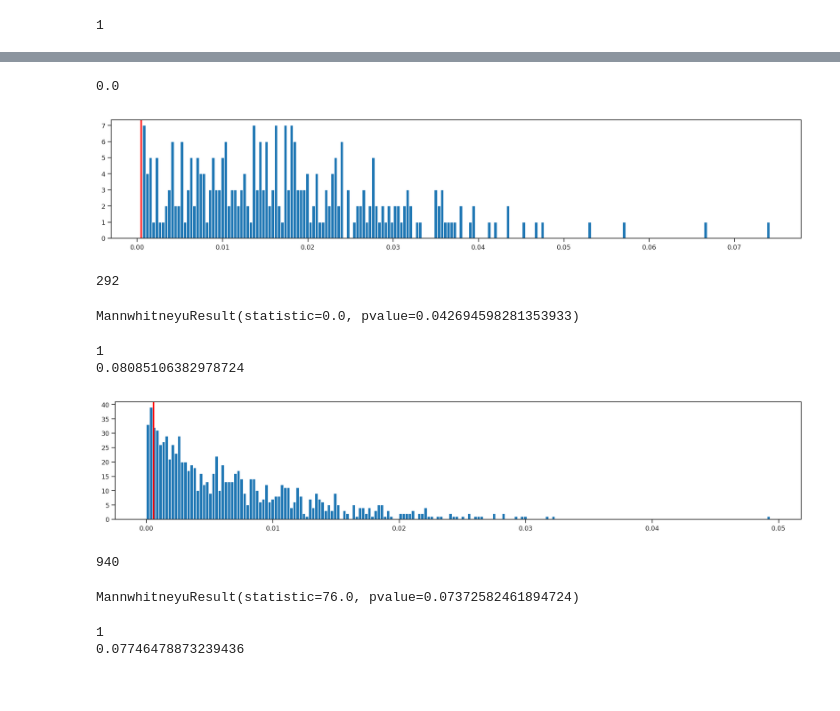
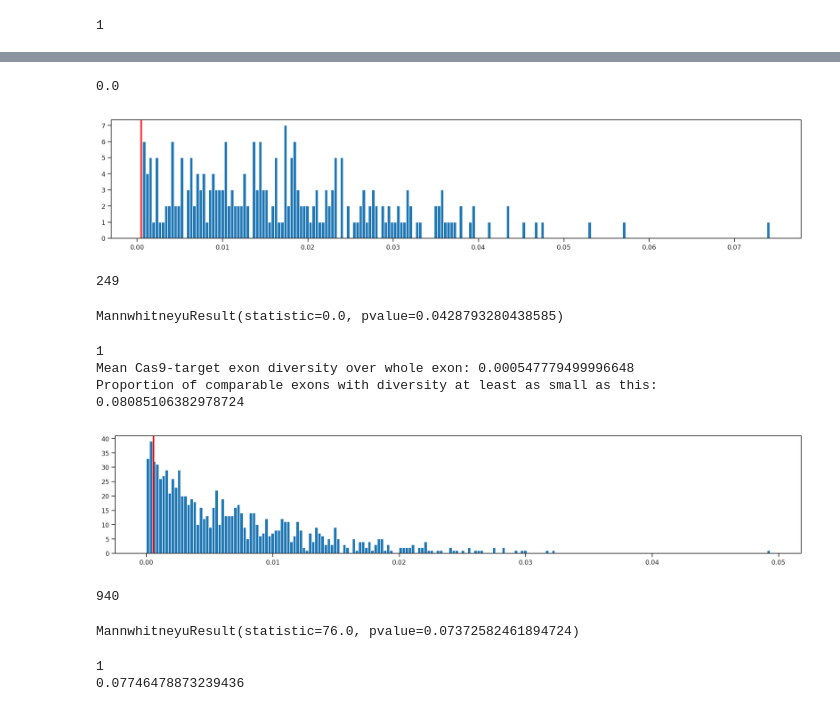
Before and after one commit to alimanfoo/ag1000g-phase2-data-paper, a Jupyter notebook: notebooks/36-variation-in-dsx-Cas9-target/feature_diversity.ipynb, the cells around one changed output, grey strips where cells are left out. Saved outputs shown, nothing was run; the diff lists cells and outputs as text; code cells hidden in the pictures.

```diff
--- a/notebooks/36-variation-in-dsx-Cas9-target/feature_diversity.ipynb
+++ b/notebooks/36-variation-in-dsx-Cas9-target/feature_diversity.ipynb
@@ -519,28 +523,28 @@ MannwhitneyuResult(statistic=16.0, pvalue=0.044099520149245855)
 # %%
 # If we only use "last" introns as the background, we get a significant result, but there is a much
 # smaller sample size to create the distribution
-flt = (seq_cls == CLS_INTRON_LAST) & (seq_flen > 200) & (seq_relpos_end < 100)
+flt = (seq_cls == CLS_INTRON_LAST) & (seq_flen >= 300) & (seq_relpos_end < 100)
 values = seq_mpd[flt]
 seq_intron_group_values = seq_intron_group[flt]
 seq_relpos_end_values = seq_relpos_end[flt]
 values_grouped = pd.Series(values).groupby(seq_intron_group_values)
 intron_group_sizefilter = values_grouped.size() >= min_acc_bases
 intron_group_mpd = values_grouped.mean()[intron_group_sizefilter]
 # Remove the dsx value from the background distribution
 intron_group_mpd = intron_group_mpd[np.invert(intron_group_mpd == dsx_intron_mean_mpd)]
 print(np.sum(intron_group_mpd <= np.mean(dsx_intron_mean_mpd)) / len(intron_group_mpd))
 fig, ax = plt.subplots(figsize=(17, 3))
 ax.hist(intron_group_mpd, bins = 200)
 ax.axvline(dsx_intron_mean_mpd, color='red', lw = 2)
 plt.show()
 print(len(intron_group_mpd))
 # So none of the 292 other last introns have 0 variation.
 mannwhitneyu([dsx_intron_mean_mpd], intron_group_mpd)
 # %% [output]
 0.0
-[figure, old version]
+[figure, new version]
-292
+249
-MannwhitneyuResult(statistic=0.0, pvalue=0.042694598281353933)
+MannwhitneyuResult(statistic=0.0, pvalue=0.0428793280438585)
 # %%
 # Now do these calculations for the exon
 flt = ((seq_cls == CLS_EXON_LAST) | (seq_cls == CLS_EXON_MID) | (seq_cls == CLS_EXON_FIRST)) & (seq_flen < 100)
@@ -556,7 +560,9 @@ dsx_exon_mean_mpd = np.mean(dsx_target_exon_mpd[dsx_target_exon_acc])
 print(np.sum(exon_group_mpd == dsx_exon_mean_mpd))
 # So we remove that value from the group means
 exon_group_mpd = exon_group_mpd[np.invert(exon_group_mpd == dsx_exon_mean_mpd)]
-print(np.sum(exon_group_mpd <= np.mean(dsx_exon_mean_mpd)) / len(exon_group_mpd))
+print('Mean Cas9-target exon diversity over whole exon: ' + str(np.mean(dsx_exon_mean_mpd)))
+prop_smaller = np.sum(exon_group_mpd <= np.mean(dsx_exon_mean_mpd)) / len(exon_group_mpd)
+print('Proportion of comparable exons with diversity at least as small as this: ' + str(prop_smaller))
 fig, ax = plt.subplots(figsize=(17, 3))
 ax.hist(exon_group_mpd, bins = 200)
 ax.axvline(dsx_exon_mean_mpd, color='red', lw = 2)
@@ -566,7 +572,8 @@ mannwhitneyu([dsx_exon_mean_mpd], exon_group_mpd)
 #8% of genes have at least as little variation as this exon
 # %% [output]
 1
-0.08085106382978724
+Mean Cas9-target exon diversity over whole exon: 0.000547779499996648
+Proportion of comparable exons with diversity at least as small as this: 0.08085106382978724
 [figure]
 940
 MannwhitneyuResult(statistic=76.0, pvalue=0.07372582461894724)
```
Also changed, not shown: parts of 26 cells of this notebook, 1 other file.
